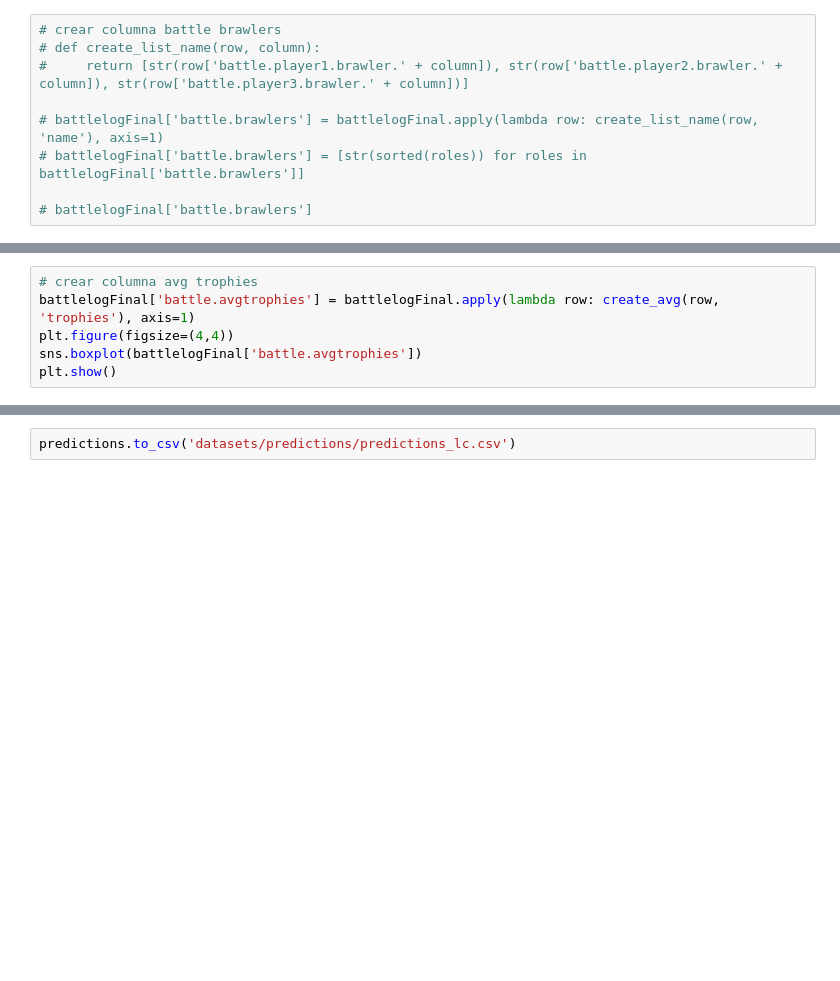
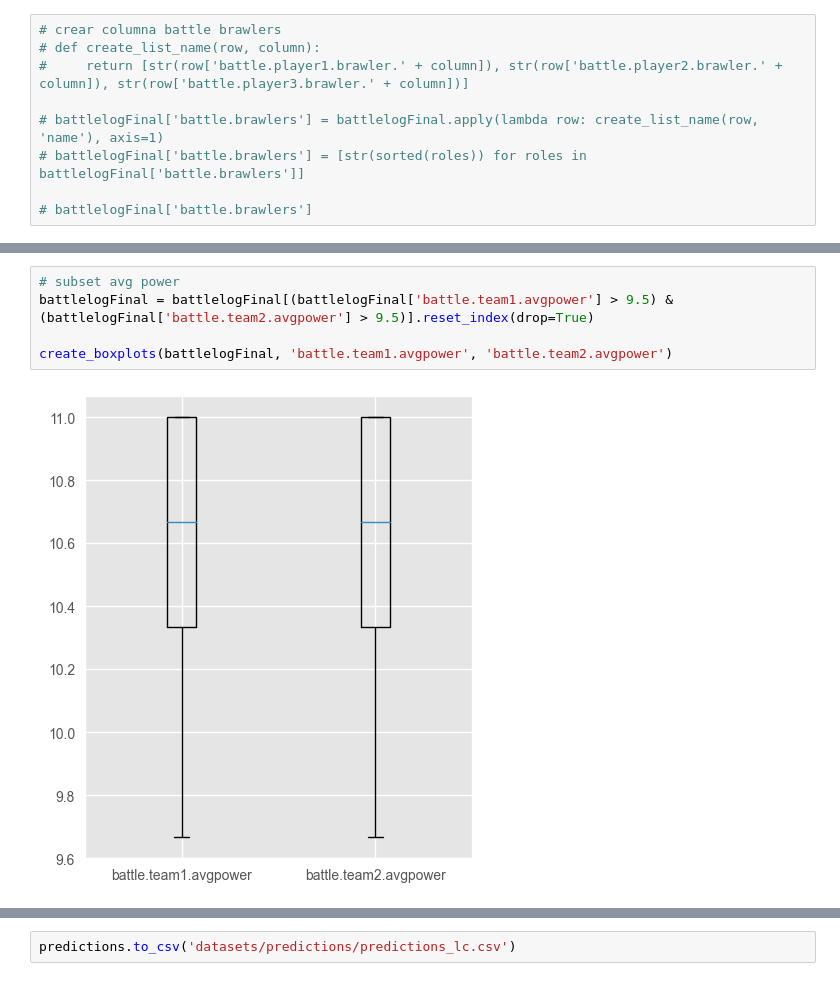
Before and after one commit to aquinteros/BrawlStars_Analytics, a Jupyter notebook: brawlstars_ML_training.ipynb, the cells around one changed output, grey strips where cells are left out. Drawn from its saved outputs; the diff is of its cells as text; blank space fills up the shorter version.

```diff
--- a/brawlstars_ML_training.ipynb
+++ b/brawlstars_ML_training.ipynb
@@ -398,6 +366,0 @@ plt.show()
-# %%
-# crear columna avg trophies
-battlelogFinal['battle.avgtrophies'] = battlelogFinal.apply(lambda row: create_avg(row, 'trophies'), axis=1)
-plt.figure(figsize=(4,4))
-sns.boxplot(battlelogFinal['battle.avgtrophies'])
-plt.show()
@@ -644,0 +389,7 @@ Transformation Pipeline and Model Successfully Saved
+# %%
+# subset avg power
+battlelogFinal = battlelogFinal[(battlelogFinal['battle.team1.avgpower'] > 9.5) & (battlelogFinal['battle.team2.avgpower'] > 9.5)].reset_index(drop=True)
+
+create_boxplots(battlelogFinal, 'battle.team1.avgpower', 'battle.team2.avgpower')
+# %% [output]
+[figure, added]
```
Also changed, not shown: parts of 61 cells of this notebook, 14 other files.
